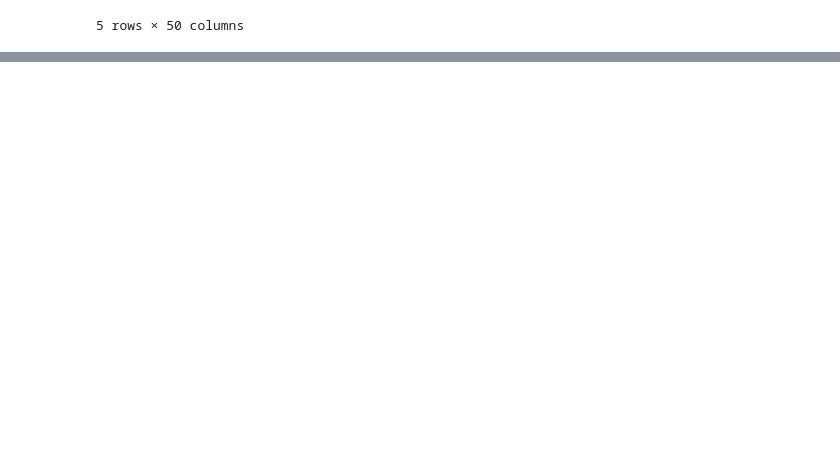
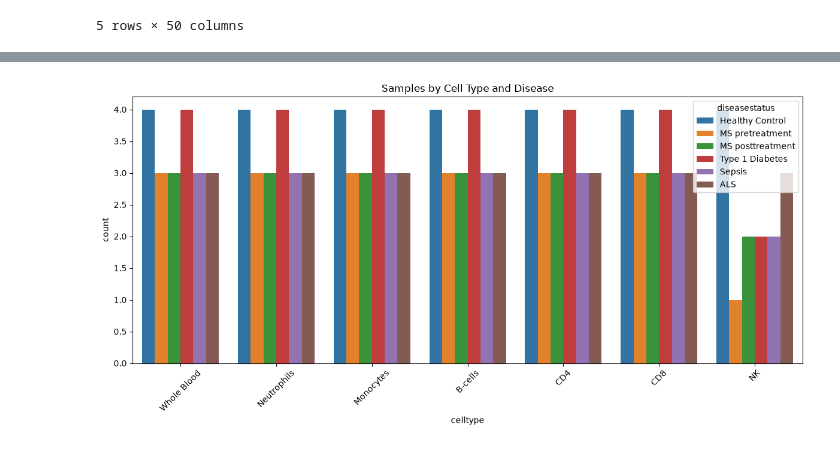
Before and after one commit to antara-1505/Transcriptomic-Data_Analysis, a Jupyter notebook: notebooks/02_Metadata_Exploration.ipynb, the cells around one changed output, grey strips where cells are left out. Saved outputs shown, nothing was run; the diff lists cells and outputs as text; code cells hidden in the pictures; blank space fills up the shorter version.

```diff
--- a/notebooks/02_Metadata_Exploration.ipynb
+++ b/notebooks/02_Metadata_Exploration.ipynb
@@ -130,8 +134,8 @@ sample_df[sample_df[0] == "!Sample_characteristics_ch1"]
 | 23 | !Sample_characteristics_ch1 | "years since diagnosis: --" | "years since diagnosis: --" | "years since diagnosis: --" | "years since diagnosis: 7" | "years since diagnosis: 3" | "years since diagnosis: --" | "years since diagnosis: --" | "years since diagnosis: --" | "years since diagnosis: --" | ... | ... |
 15 rows × 135 columns
 # %%
-metadata2 = sample_df.set_index(0).T
-metadata2.head()
+metadata = sample_df.set_index(0).T
+metadata.head()
 # %% [output]
 |  | !Sample_title | !Sample_geo_accession | !Sample_status | !Sample_submission_date | !Sample_last_update_date | ... |
 | 1 | "lib221" | "GSM1479433" | "Public on Jan 06 2015" | "Aug 14 2014" | "Jan 04 2024" | ... |
@@ -235,0 +147,12 @@ metadata2
+# %%
+# 1. Identify column indices where the number of unique values is greater than 2
+keep_columns = [
+    i for i in range(metadata.shape[1])
+    if metadata.iloc[:, i].nunique() > 2
+]
+
+# 2. Subset the dataframe by those positions using .iloc
+metadata1 = metadata.iloc[:, keep_columns]
+
+# View the result
+metadata1
@@ -235,0 +288,4 @@ metadata2
+# %%
+metadata1["age"] = pd.to_numeric(metadata1["age"], errors="coerce")
+
+metadata1["age"].value_counts()
@@ -235,0 +395,7 @@ metadata2
+# %%
+metadata1["gender"] = (
+    metadata1["gender"]
+        .replace("", np.nan)
+        .replace("--", np.nan)
+        .str.strip()
+)
@@ -235,0 +467,15 @@ metadata2
+# %%
+plt.figure(figsize=(12,6))
+
+sns.countplot(
+    data=metadata1,
+    x="celltype",
+    hue="diseasestatus"
+)
+
+plt.xticks(rotation=45)
+plt.title("Samples by Cell Type and Disease")
+plt.tight_layout()
+plt.show()
+# %% [output]
+[figure, added]
```
Also changed, not shown: parts of 25 cells of this notebook, 5 other files.
